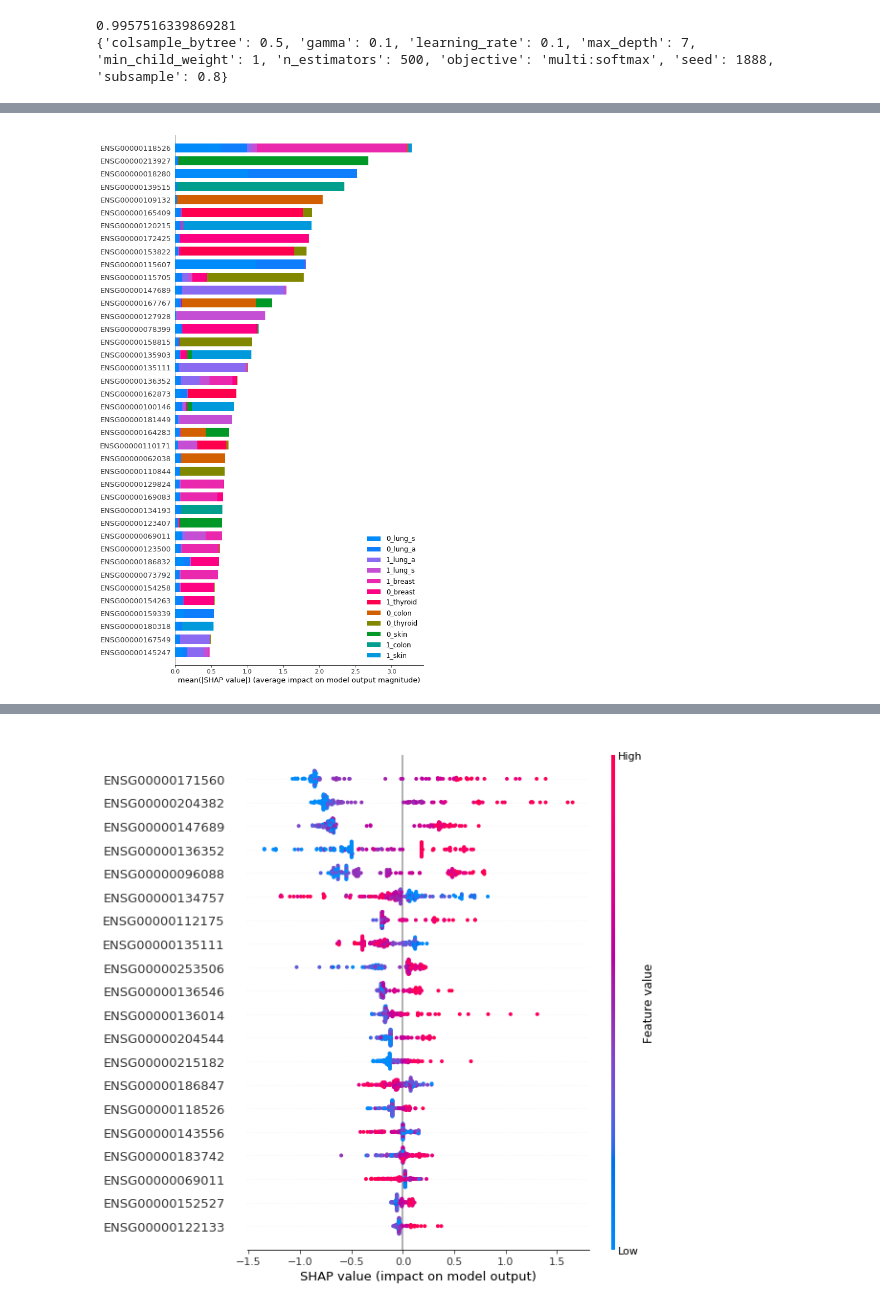
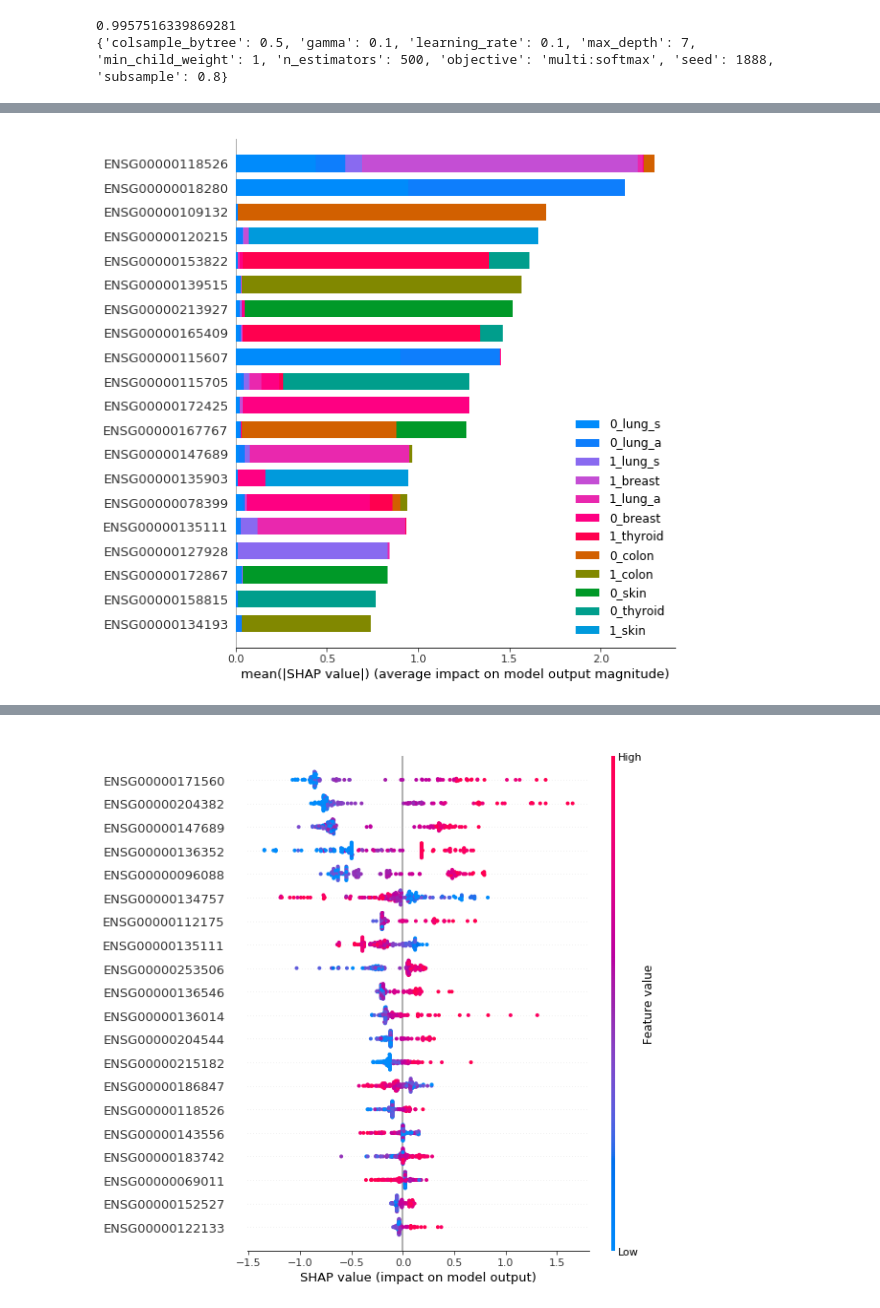
Before and after one commit to mikesamir/oncological_gene_expression_analysis, a Jupyter notebook: 1_XGBoost.ipynb, the cells around one changed output, grey strips where cells are left out. Drawn from its saved outputs; the diff is of its cells as text; code cells hidden in the pictures.

```diff
--- a/1_XGBoost.ipynb
+++ b/1_XGBoost.ipynb
@@ -132,7 +137,7 @@ class DataPrep:
 
         return X_train_smote, y_train_smote
 
-    def bulbasaur(self, path, threshold = 2, nrows = None, usecols = None):
+    def bulbasaur(self, path, threshold = 0, nrows = None, usecols = None):
         data = self.read_data(path, nrows, usecols)
         X, y = self.X_and_y(data, threshold)
         X_train, X_test, y_train, y_test = self.split(X, y, 0.05)
@@ -146,0 +245,4 @@ dataprep = DataPrep(1888)
+# %%
+chunk_path = "Output/Chunk_AllCancers.csv"
+X_train, y_train, X_test, y_test = fdf.load_data(chunk_path)
+#fdf.run_store_model(X_train, y_train, X_test, y_test)
@@ -153,2 +371,0 @@ top_genes.append("label")
-# %%
-X_train, y_train, X_test, y_test = dataprep.bulbasaur("Output/Chunk_AllCancers_1only.csv", usecols = top_genes)
@@ -303,6 +465,6 @@ ENSG00000118526
 # %%
-explainer = shap.TreeExplainer(model_all)
-shap_values = explainer.shap_values(X_test_all,approximate=True)
-shap.summary_plot(shap_values, X_test_all, plot_type="bar", class_names = model_all.classes_, max_display=40, layered_violin_max_num_bins=40)
+explainer = shap.TreeExplainer(loaded_model)
+shap_values = explainer.shap_values(X_test,approximate=True)
+shap.summary_plot(shap_values, X_test, plot_type="bar", class_names = loaded_model.classes_)
 # %% [output]
-[figure, old version]
+[figure, new version]
```
Also changed, not shown: parts of 48 cells of this notebook, 9 other files.
